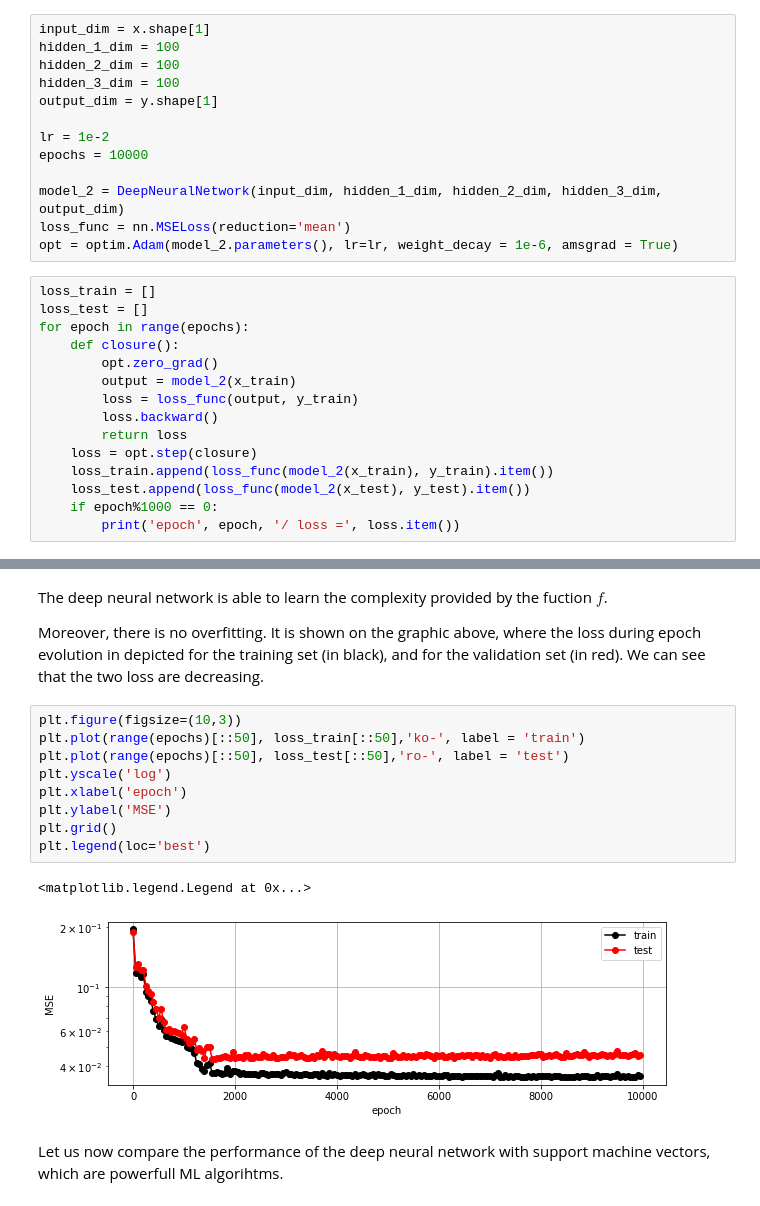
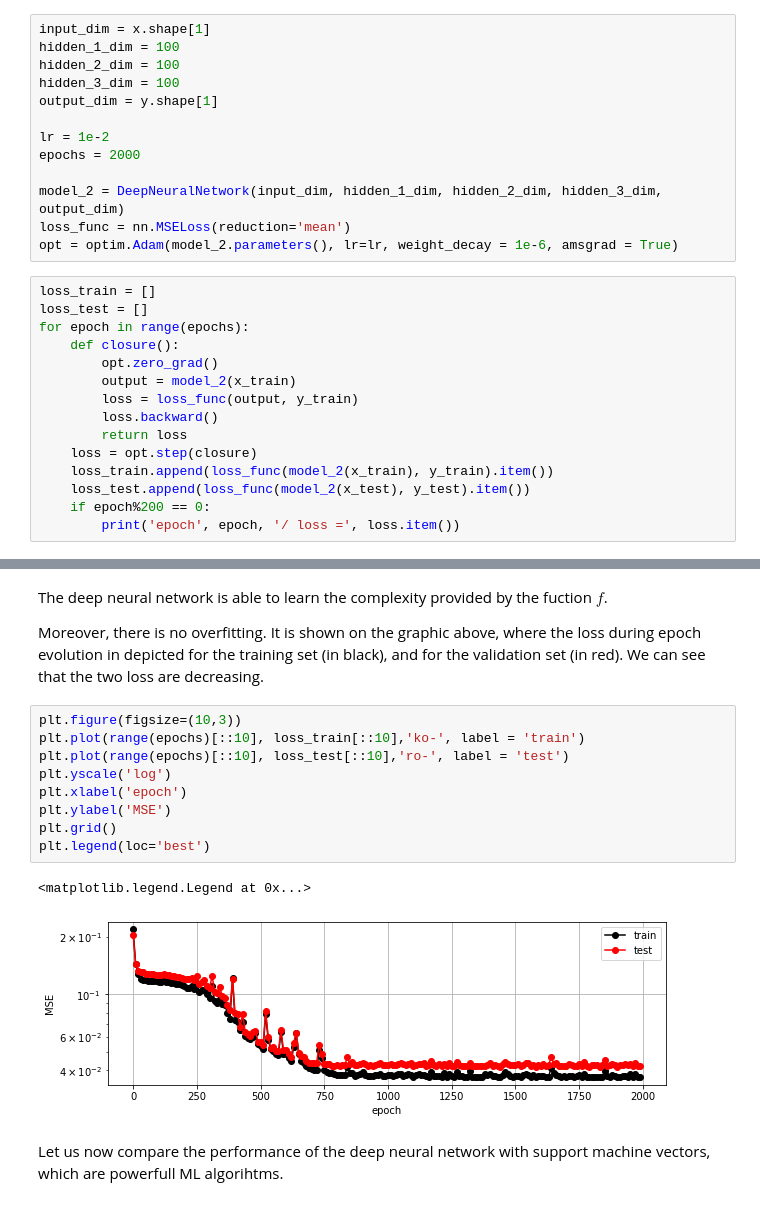
Before and after one commit to tarikfahlaoui/PyTorch, a Jupyter notebook: PyTorch_regression.ipynb, the cells around one changed output, grey strips where cells are left out. Cells and saved outputs as stored; diff of their text form.

```diff
--- a/PyTorch_regression.ipynb
+++ b/PyTorch_regression.ipynb
@@ -250,7 +255,7 @@ hidden_3_dim = 100
 output_dim = y.shape[1]
 
 lr = 1e-2
-epochs = 10000
+epochs = 2000
 
 model_2 = DeepNeuralNetwork(input_dim, hidden_1_dim, hidden_2_dim, hidden_3_dim, output_dim)
 loss_func = nn.MSELoss(reduction='mean')
@@ -268,6 +273,6 @@ for epoch in range(epochs):
     loss = opt.step(closure)
     loss_train.append(loss_func(model_2(x_train), y_train).item())
     loss_test.append(loss_func(model_2(x_test), y_test).item())
-    if epoch%1000 == 0:
+    if epoch%200 == 0:
         print('epoch', epoch, '/ loss =', loss.item())
 # %% [output]
@@ -315,16 +320,16 @@ It is shown on the graphic above, where the loss during epoch evolution in depic
 We can see that the two loss are decreasing.
 # %%
 plt.figure(figsize=(10,3))
-plt.plot(range(epochs)[::50], loss_train[::50],'ko-', label = 'train')
-plt.plot(range(epochs)[::50], loss_test[::50],'ro-', label = 'test')
+plt.plot(range(epochs)[::10], loss_train[::10],'ko-', label = 'train')
+plt.plot(range(epochs)[::10], loss_test[::10],'ro-', label = 'test')
 plt.yscale('log')
 plt.xlabel('epoch')
 plt.ylabel('MSE')
 plt.grid()
 plt.legend(loc='best')
 # %% [output]
 <matplotlib.legend.Legend at 0x...>
-[figure, old version]
+[figure, new version]
 # %% [markdown]
 Let us now compare the performance of the deep neural network with support machine vectors, which are powerfull
 ML algorihtms.
```
Also changed, not shown: parts of 7 cells of this notebook.
